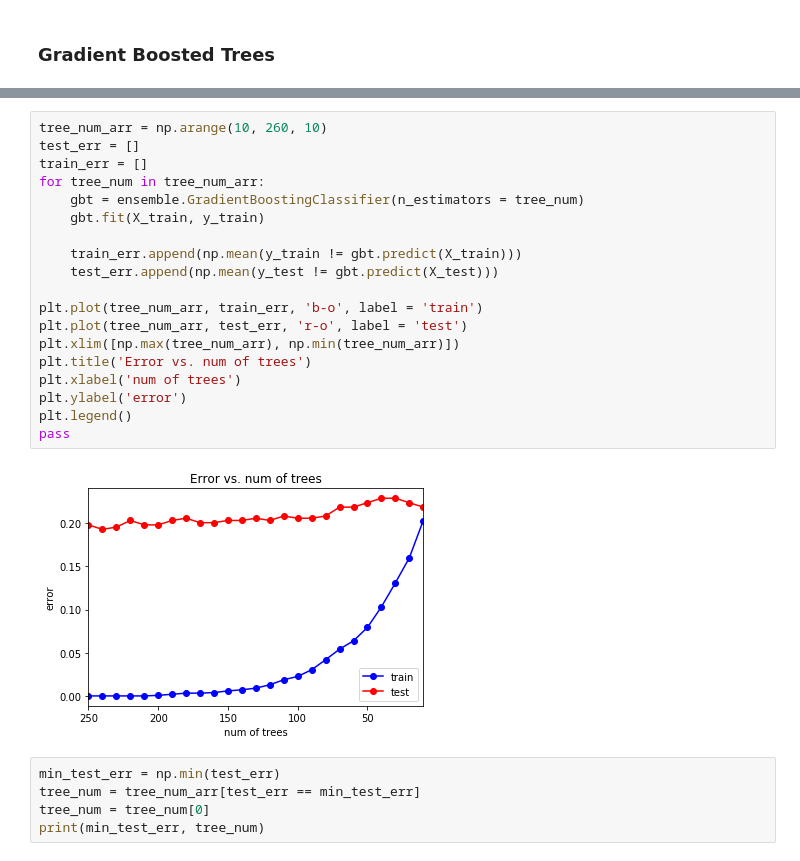
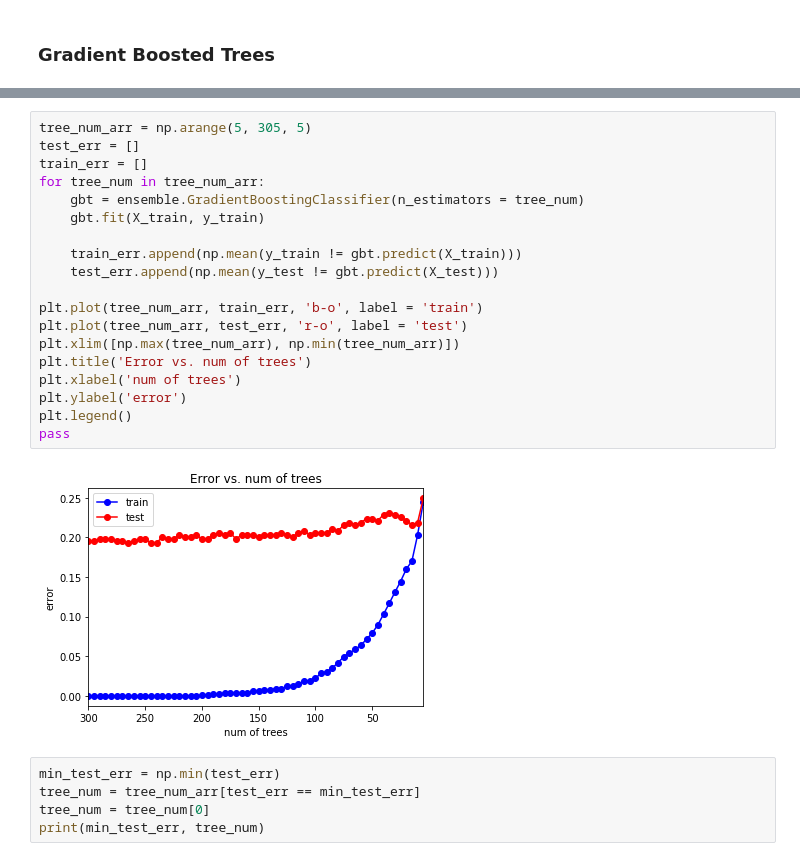
Before and after one commit to Pletnev-N/MachineLearningLabs, a Jupyter notebook: steel_plates.ipynb, the cells around one changed output, grey strips where cells are left out. Drawn from its saved outputs; the diff is of its cells as text.

```diff
--- a/steel_plates.ipynb
+++ b/steel_plates.ipynb
@@ -556,24 +565,24 @@ print(err_train, err_test)
 # %%
-tree_num_arr = np.arange(10, 260, 10)
+tree_num_arr = np.arange(5, 305, 5)
 test_err = []
 train_err = []
 for tree_num in tree_num_arr:
     gbt = ensemble.GradientBoostingClassifier(n_estimators = tree_num)
     gbt.fit(X_train, y_train)
 
     train_err.append(np.mean(y_train != gbt.predict(X_train)))
     test_err.append(np.mean(y_test != gbt.predict(X_test)))
 
 plt.plot(tree_num_arr, train_err, 'b-o', label = 'train')
 plt.plot(tree_num_arr, test_err, 'r-o', label = 'test')
 plt.xlim([np.max(tree_num_arr), np.min(tree_num_arr)])
 plt.title('Error vs. num of trees')
 plt.xlabel('num of trees')
 plt.ylabel('error')
 plt.legend()
 pass
 # %% [output]
-[figure, old version]
+[figure, new version]
 # %%
 min_test_err = np.min(test_err)
 tree_num = tree_num_arr[test_err == min_test_err]
```
Also changed, not shown: parts of 7 cells of this notebook.
